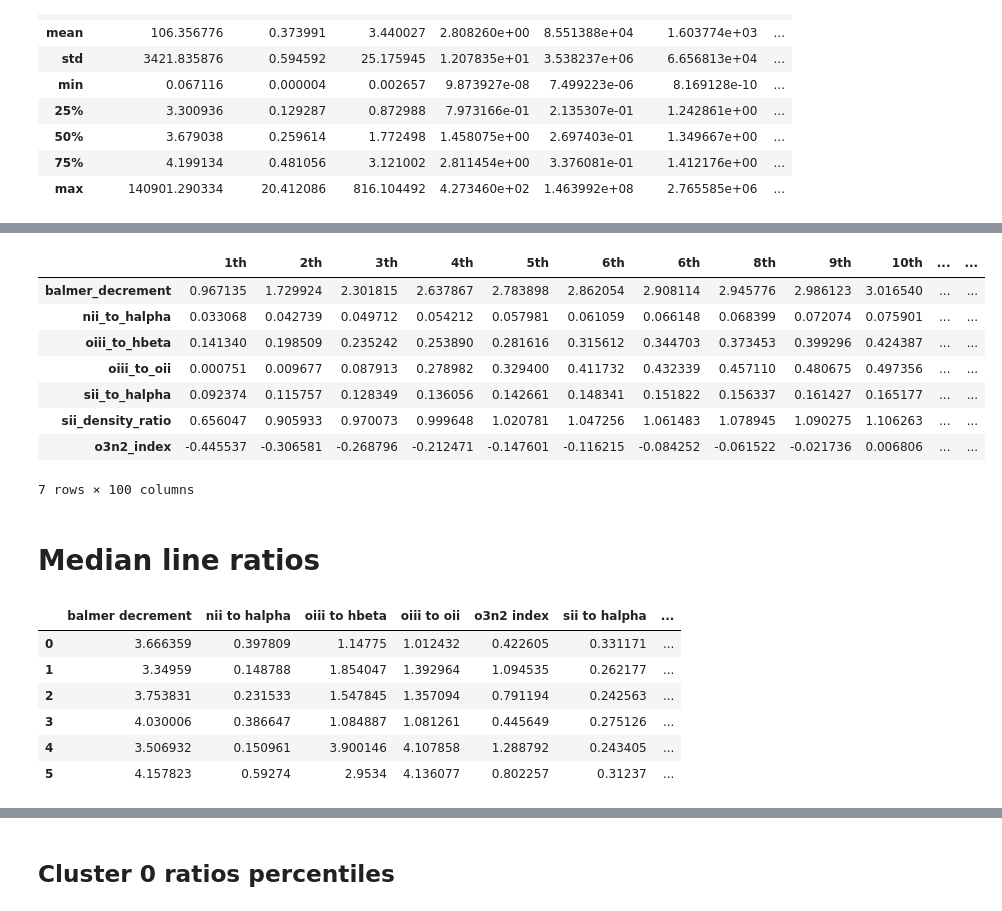
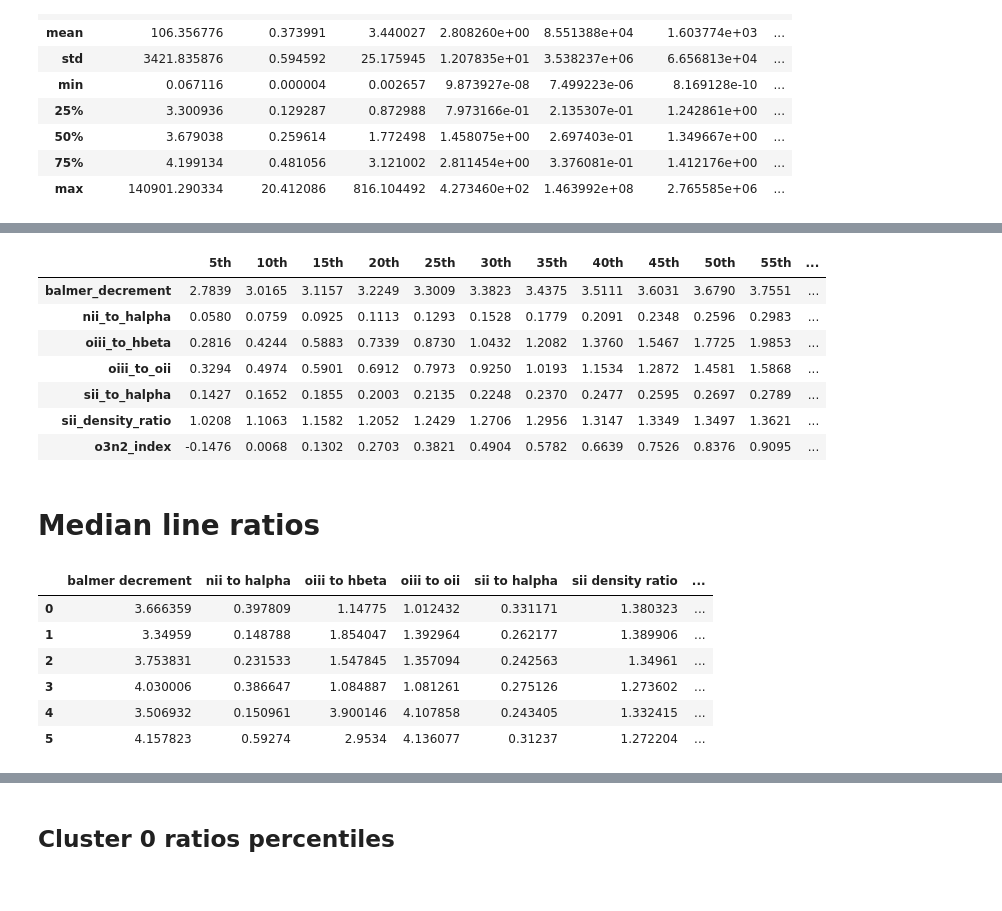
Before and after one commit to ed-ortizm/xai-astronomy, a Jupyter notebook: thesis/04_clustering_xai/03_se_cluster_analysis.ipynb, the cells around one changed output, grey strips where cells are left out. Saved outputs shown, nothing was run; the diff lists cells and outputs as text; code cells hidden in the pictures.

Commit message:
feature: correct cluster analysis for SE score

```diff
--- a/thesis/04_clustering_xai/03_se_cluster_analysis.ipynb
+++ b/thesis/04_clustering_xai/03_se_cluster_analysis.ipynb
@@ -548,55 +530,51 @@ temp_df
 # %%
 # Compute deciles (10th to 90th percentiles) for each column
-deciles = np.arange(0.01, 1.01, 0.01)
+n_delta = 0.05
+deciles = np.arange(n_delta, 1.01, n_delta)
 decile_df = cluster_meta_df[SDSS_NEBULAR_LINES_RATIOS_NAMES].quantile(q=deciles).T
 
 decile_df.columns = [f"{int(q * 100)}th" for q in deciles]
-decile_df
+decile_df.round(4)
 # %% [output]
-|  | 1th | 2th | 3th | 4th | 5th | 6th | 6th | 8th | 9th | 10th | ... | ... |
-| balmer_decrement | 0.967135 | 1.729924 | 2.301815 | 2.637867 | 2.783898 | 2.862054 | 2.908114 | 2.945776 | 2.986123 | 3.016540 | ... | ... |
-| nii_to_halpha | 0.033068 | 0.042739 | 0.049712 | 0.054212 | 0.057981 | 0.061059 | 0.066148 | 0.068399 | 0.072074 | 0.075901 | ... | ... |
-| oiii_to_hbeta | 0.141340 | 0.198509 | 0.235242 | 0.253890 | 0.281616 | 0.315612 | 0.344703 | 0.373453 | 0.399296 | 0.424387 | ... | ... |
-| oiii_to_oii | 0.000751 | 0.009677 | 0.087913 | 0.278982 | 0.329400 | 0.411732 | 0.432339 | 0.457110 | 0.480675 | 0.497356 | ... | ... |
-| sii_to_halpha | 0.092374 | 0.115757 | 0.128349 | 0.136056 | 0.142661 | 0.148341 | 0.151822 | 0.156337 | 0.161427 | 0.165177 | ... | ... |
-| sii_density_ratio | 0.656047 | 0.905933 | 0.970073 | 0.999648 | 1.020781 | 1.047256 | 1.061483 | 1.078945 | 1.090275 | 1.106263 | ... | ... |
-| o3n2_index | -0.445537 | -0.306581 | -0.268796 | -0.212471 | -0.147601 | -0.116215 | -0.084252 | -0.061522 | -0.021736 | 0.006806 | ... | ... |
+|  | 5th | 10th | 15th | 20th | 25th | 30th | 35th | 40th | 45th | 50th | 55th | ... |
+| balmer_decrement | 2.7839 | 3.0165 | 3.1157 | 3.2249 | 3.3009 | 3.3823 | 3.4375 | 3.5111 | 3.6031 | 3.6790 | 3.7551 | ... |
+| nii_to_halpha | 0.0580 | 0.0759 | 0.0925 | 0.1113 | 0.1293 | 0.1528 | 0.1779 | 0.2091 | 0.2348 | 0.2596 | 0.2983 | ... |
+| oiii_to_hbeta | 0.2816 | 0.4244 | 0.5883 | 0.7339 | 0.8730 | 1.0432 | 1.2082 | 1.3760 | 1.5467 | 1.7725 | 1.9853 | ... |
+| oiii_to_oii | 0.3294 | 0.4974 | 0.5901 | 0.6912 | 0.7973 | 0.9250 | 1.0193 | 1.1534 | 1.2872 | 1.4581 | 1.5868 | ... |
+| sii_to_halpha | 0.1427 | 0.1652 | 0.1855 | 0.2003 | 0.2135 | 0.2248 | 0.2370 | 0.2477 | 0.2595 | 0.2697 | 0.2789 | ... |
+| sii_density_ratio | 1.0208 | 1.1063 | 1.1582 | 1.2052 | 1.2429 | 1.2706 | 1.2956 | 1.3147 | 1.3349 | 1.3497 | 1.3621 | ... |
+| o3n2_index | -0.1476 | 0.0068 | 0.1302 | 0.2703 | 0.3821 | 0.4904 | 0.5782 | 0.6639 | 0.7526 | 0.8376 | 0.9095 | ... |
-7 rows × 100 columns
 # %% [markdown]
 # Median line ratios
 # %%
-n_clusters = len(cluster_meta_df["cluster"].unique())
-df, ratio_cols = astronomy.compute_emission_line_ratios(cluster_meta_df)
-range_n_clusters = range(0, n_clusters)
+median_cluster_ratios_df = pd.DataFrame(
+    index=range(0, n_clusters),
+    columns=SDSS_NEBULAR_LINES_RATIOS_NAMES,
+)
+for cluster_id in range(0, n_clusters):
 
-median_cluster_ratios_df = pd.DataFrame(
-    index=range_n_clusters,
-    columns=ratio_cols,
-)
-for cluster_id in range_n_clusters:
-
-    mask = df["cluster"] == cluster_id
+    mask = cluster_meta_df["cluster"] == cluster_id
 
     median_cluster_ratios_df.loc[cluster_id, "balmer_decrement"] = np.nanmedian(
-        df.loc[mask, "balmer_decrement"]
+        cluster_meta_df.loc[mask, "balmer_decrement"]
     )
     median_cluster_ratios_df.loc[cluster_id, "nii_to_halpha"] = np.nanmedian(
-        df.loc[mask, "nii_to_halpha"]
+        cluster_meta_df.loc[mask, "nii_to_halpha"]
     )
     median_cluster_ratios_df.loc[cluster_id, "oiii_to_hbeta"] = np.nanmedian(
-        df.loc[mask, "oiii_to_hbeta"]
+        cluster_meta_df.loc[mask, "oiii_to_hbeta"]
     )
     median_cluster_ratios_df.loc[cluster_id, "oiii_to_oii"] = np.nanmedian(
-        df.loc[mask, "oiii_to_oii"]
+        cluster_meta_df.loc[mask, "oiii_to_oii"]
     )
     median_cluster_ratios_df.loc[cluster_id, "o3n2_index"] = np.nanmedian(
-        df.loc[mask, "o3n2_index"]
+        cluster_meta_df.loc[mask, "o3n2_index"]
     )
     median_cluster_ratios_df.loc[cluster_id, "sii_to_halpha"] = np.nanmedian(
-        df.loc[mask, "sii_to_halpha"]
+        cluster_meta_df.loc[mask, "sii_to_halpha"]
     )
     median_cluster_ratios_df.loc[cluster_id, "sii_density_ratio"] = np.nanmedian(
-        df.loc[mask, "sii_density_ratio"]
+        cluster_meta_df.loc[mask, "sii_density_ratio"]
     )
 # map col name by replacing the '_' with ' ' for better readability
 median_cluster_ratios_df.columns = [
@@ -606,12 +584,12 @@ median_cluster_ratios_df.columns = [
 median_cluster_ratios_df.to_clipboard(excel=True, index=True)
 median_cluster_ratios_df
 # %% [output]
-|  | balmer decrement | nii to halpha | oiii to hbeta | oiii to oii | o3n2 index | sii to halpha | ... |
-| 0 | 3.666359 | 0.397809 | 1.14775 | 1.012432 | 0.422605 | 0.331171 | ... |
-| 1 | 3.34959 | 0.148788 | 1.854047 | 1.392964 | 1.094535 | 0.262177 | ... |
-| 2 | 3.753831 | 0.231533 | 1.547845 | 1.357094 | 0.791194 | 0.242563 | ... |
-| 3 | 4.030006 | 0.386647 | 1.084887 | 1.081261 | 0.445649 | 0.275126 | ... |
-| 4 | 3.506932 | 0.150961 | 3.900146 | 4.107858 | 1.288792 | 0.243405 | ... |
-| 5 | 4.157823 | 0.59274 | 2.9534 | 4.136077 | 0.802257 | 0.31237 | ... |
+|  | balmer decrement | nii to halpha | oiii to hbeta | oiii to oii | sii to halpha | sii density ratio | ... |
+| 0 | 3.666359 | 0.397809 | 1.14775 | 1.012432 | 0.331171 | 1.380323 | ... |
+| 1 | 3.34959 | 0.148788 | 1.854047 | 1.392964 | 0.262177 | 1.389906 | ... |
+| 2 | 3.753831 | 0.231533 | 1.547845 | 1.357094 | 0.242563 | 1.34961 | ... |
+| 3 | 4.030006 | 0.386647 | 1.084887 | 1.081261 | 0.275126 | 1.273602 | ... |
+| 4 | 3.506932 | 0.150961 | 3.900146 | 4.107858 | 0.243405 | 1.332415 | ... |
+| 5 | 4.157823 | 0.59274 | 2.9534 | 4.136077 | 0.31237 | 1.272204 | ... |
 # %%
 percentiles = np.arange(0.45, 0.55, 0.01)
```
Also changed, not shown: parts of 20 cells of this notebook.
